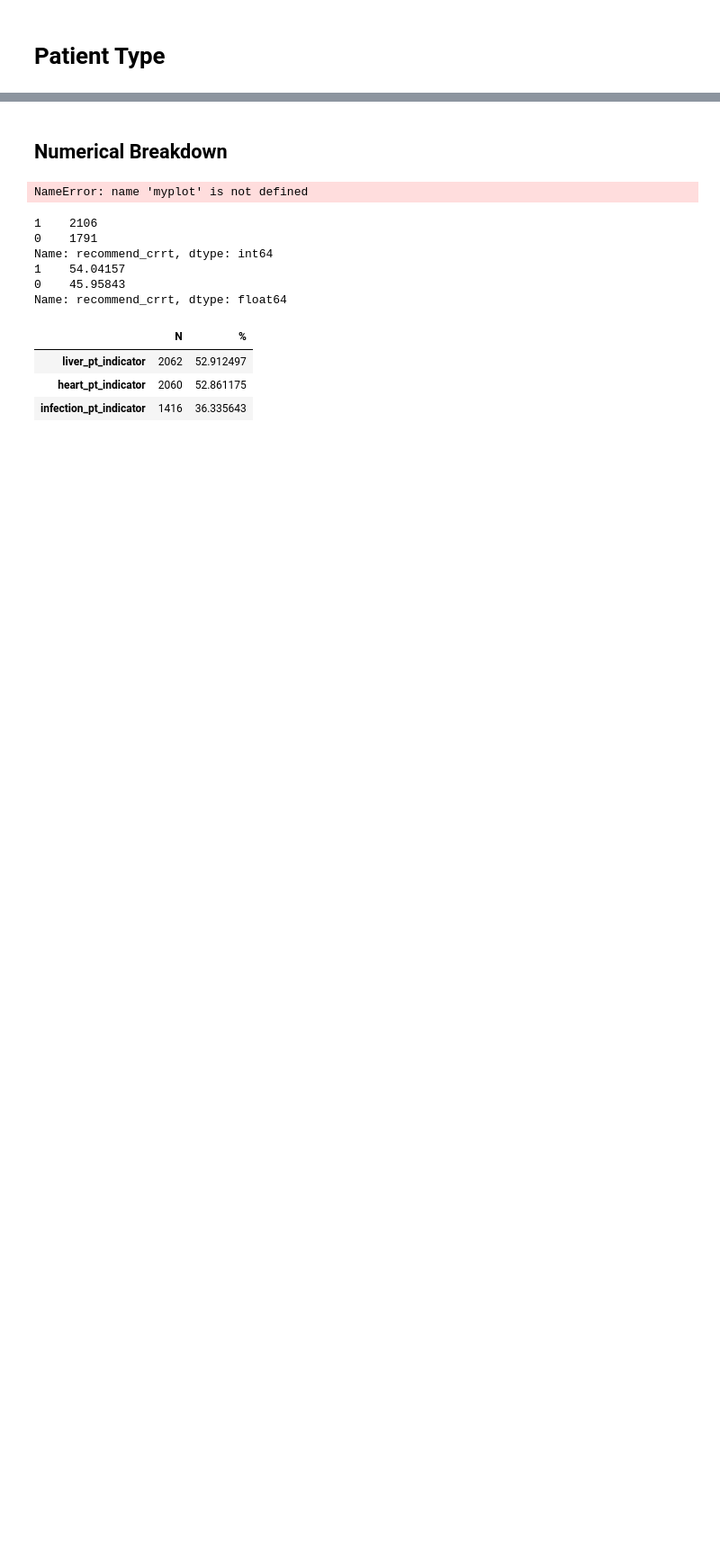
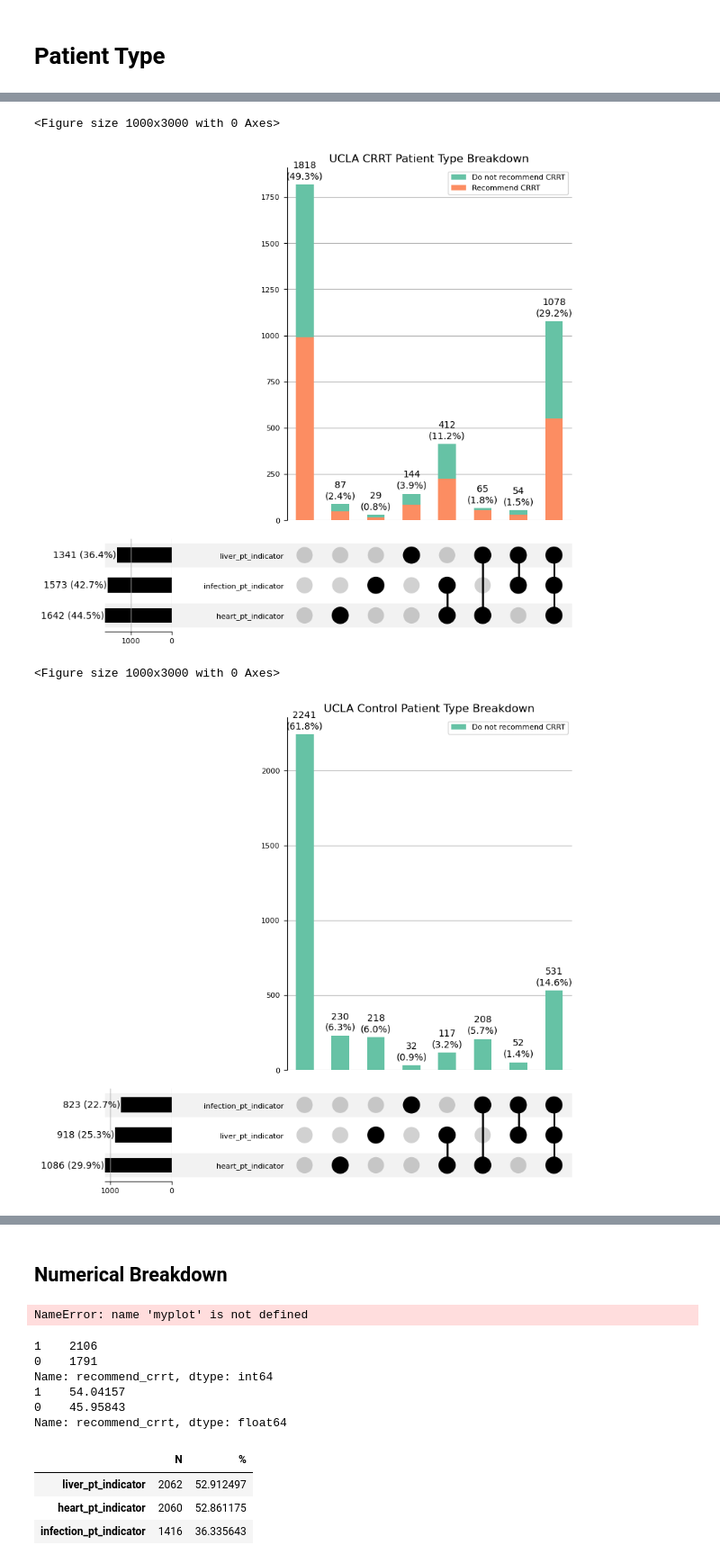
Before and after one commit to uclamii/CRRT, a Jupyter notebook: notebooks/descriptive_report.ipynb, the cells around one changed output, grey strips where cells are left out. Shown: that part at 90% size. Cells and saved outputs as stored; diff of their text form; code cells hidden in the pictures; blank space fills up the shorter version.

Commit message:
cleanup notebooks + names

```diff
--- a/notebooks/descriptive_report.ipynb
+++ b/notebooks/descriptive_report.ipynb
@@ -60,7 +68,7 @@ plt.show()
 # %% [markdown]
 # Dataset
 # %%
-# preprocessed_df = load_data(args, "ucla_crrt")
+preprocessed_df = load_data(args, "ucla_crrt")
 ucla_control_df = load_data(args, "ucla_control")
 # %% [output]
 mealy | INFO - *****Loading Static Features...*****
@@ -72,10 +114,8 @@ import upsetplot
 from matplotlib import cm
 import matplotlib.pyplot as plt
 import pandas as pd
-def plot_upsetplot(preprocessed_df: pd.DataFrame, cohort: str):
-    groups = ["heart", "liver", "infection"]
+def plot_upsetplot(preprocessed_df: pd.DataFrame, cohort: str, colnames: list[str]):
     fig = plt.figure(figsize=(10, 30))
-    colnames =  [f"{name}_pt_indicator" for name in groups]
     indicator_cols = preprocessed_df[colnames].astype(bool)
     data = pd.concat([indicator_cols, preprocessed_df["recommend_crrt"]],axis=1).replace({0: "Do not recommend CRRT", 1: "Recommend CRRT"})
     myplot = upsetplot.UpSet(data.set_index(colnames), intersection_plot_elements=0, show_counts=True, show_percentages=True, element_size=50)
@@ -93,0 +126,3 @@ plot_upsetplot(ucla_control_df, "UCLA Control")
+# %%
+race_cols = preprocessed_df.columns[preprocessed_df.columns.str.contains("RACE_")].to_list()
+race_cols
@@ -93,0 +139,10 @@ plot_upsetplot(ucla_control_df, "UCLA Control")
+# %%
+disease_groups =  [f"{name}_pt_indicator" for name in ["heart", "liver", "infection"]]
+for columns in [disease_groups, race_cols]:
+    plot_upsetplot(preprocessed_df, "UCLA CRRT", columns)
+    plot_upsetplot(ucla_control_df, "UCLA Control", columns)
+# %% [output]
+<Figure size 1000x3000 with 0 Axes>
+[figure, added]
+<Figure size 1000x3000 with 0 Axes>
+[figure, added]
```
Also changed, not shown: parts of 6 cells of this notebook, 4 other files.
